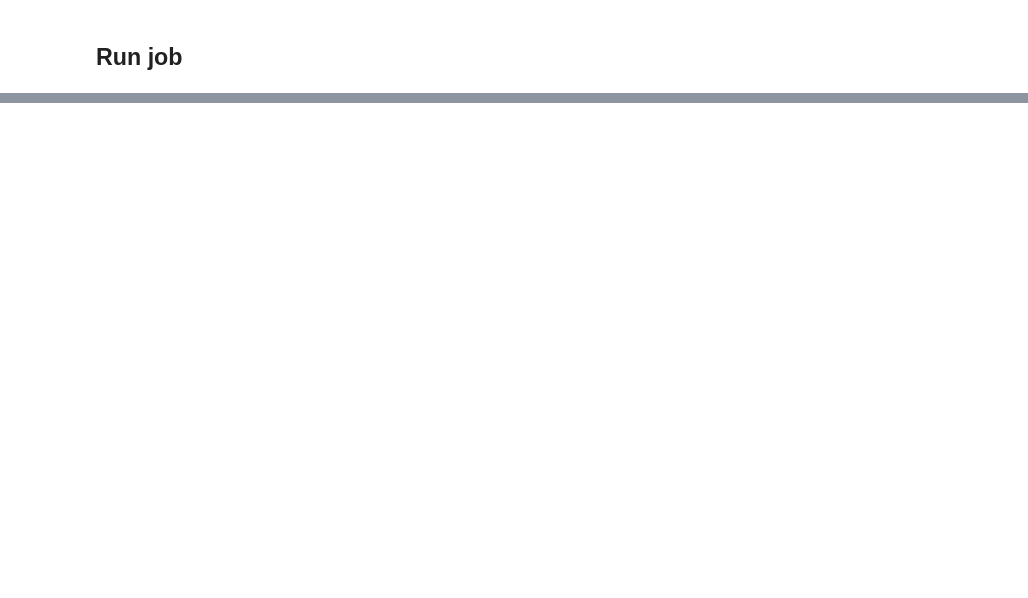
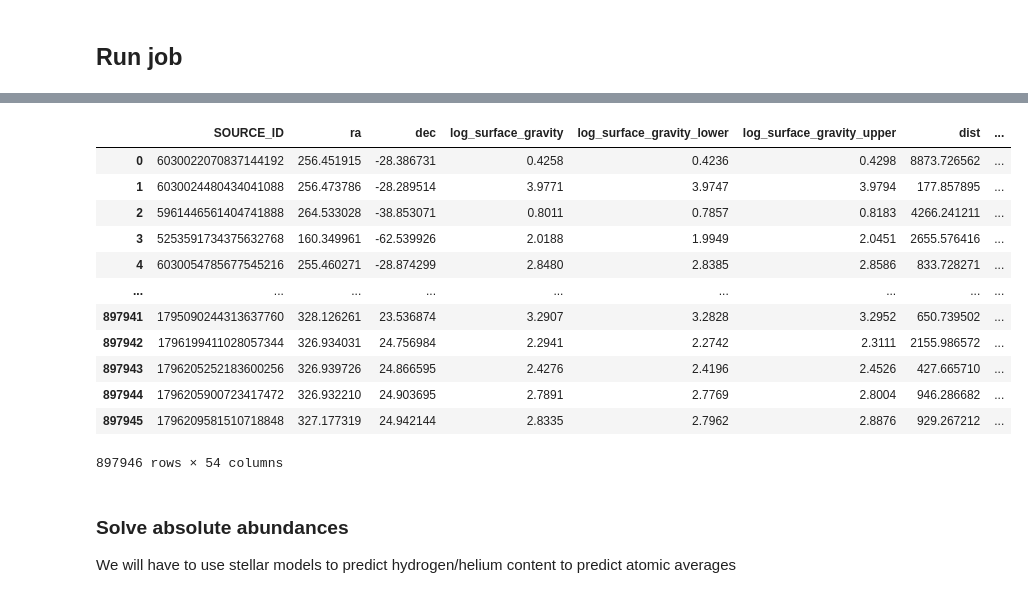
Before and after one commit to max-widmaier/Stellar-Nuclear-Research, a Jupyter notebook: improved_data.ipynb, the cells around one changed output, grey strips where cells are left out. Drawn from its saved outputs; the diff is of its cells as text; code cells hidden in the pictures; blank space fills up the shorter version.

Commit message:
Data handling and calculation updates

```diff
--- a/improved_data.ipynb
+++ b/improved_data.ipynb
@@ -300,0 +302,19 @@ BadGzipFile: Not a gzipped file (b'<?')
+# %%
+gaia_astrophysical_parameters: pd.DataFrame = Table.read('data/gaia_astrophysical_params.vot').to_pandas()
+
+with fits.open('data/GALAH_DR3_main_allstar_v2.fits') as data:
+    galah_spectroscopy: pd.DataFrame = pd.DataFrame(data[0].data)
+# %% [output]
+|  | SOURCE_ID | ra | dec | log_surface_gravity | log_surface_gravity_lower | log_surface_gravity_upper | dist | ... |
+| 0 | 6030022070837144192 | 256.451915 | -28.386731 | 0.4258 | 0.4236 | 0.4298 | 8873.726562 | ... |
+| 1 | 6030024480434041088 | 256.473786 | -28.289514 | 3.9771 | 3.9747 | 3.9794 | 177.857895 | ... |
+| 2 | 5961446561404741888 | 264.533028 | -38.853071 | 0.8011 | 0.7857 | 0.8183 | 4266.241211 | ... |
+| 3 | 5253591734375632768 | 160.349961 | -62.539926 | 2.0188 | 1.9949 | 2.0451 | 2655.576416 | ... |
+| 4 | 6030054785677545216 | 255.460271 | -28.874299 | 2.8480 | 2.8385 | 2.8586 | 833.728271 | ... |
+| ... | ... | ... | ... | ... | ... | ... | ... | ... |
+| 897941 | 1795090244313637760 | 328.126261 | 23.536874 | 3.2907 | 3.2828 | 3.2952 | 650.739502 | ... |
+| 897942 | 1796199411028057344 | 326.934031 | 24.756984 | 2.2941 | 2.2742 | 2.3111 | 2155.986572 | ... |
+| 897943 | 1796205252183600256 | 326.939726 | 24.866595 | 2.4276 | 2.4196 | 2.4526 | 427.665710 | ... |
+| 897944 | 1796205900723417472 | 326.932210 | 24.903695 | 2.7891 | 2.7769 | 2.8004 | 946.286682 | ... |
+| 897945 | 1796209581510718848 | 327.177319 | 24.942144 | 2.8335 | 2.7962 | 2.8876 | 929.267212 | ... |
+897946 rows × 54 columns
@@ -300,0 +325,3 @@ BadGzipFile: Not a gzipped file (b'<?')
+# %% [markdown]
+### Solve absolute abundances
+We will have to use stellar models to predict hydrogen/helium content to predict atomic averages
```
Also changed, not shown: parts of 13 cells of this notebook, 2 other files.
